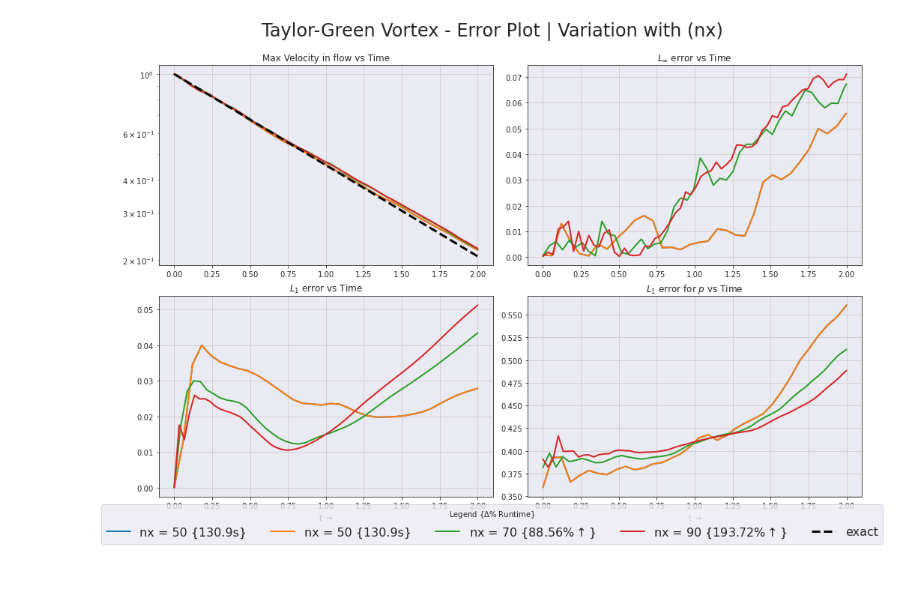
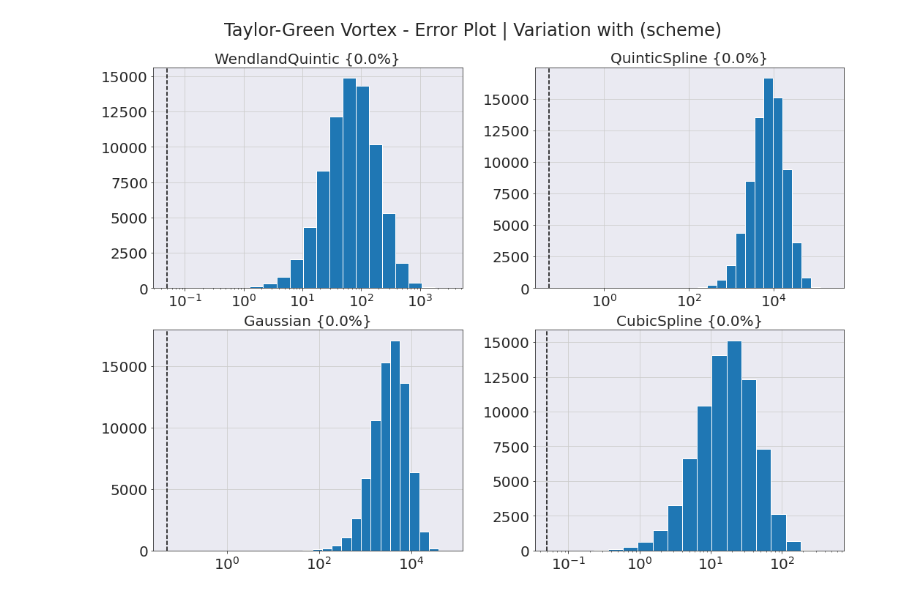
Before and after one commit to Prajwal-Prathiksh/SLP-Smoothed-Particle-Hydrodynamics, a Jupyter notebook: SLP/Taylor Green Vortex/plot_output.ipynb, the cells around one changed output. Saved outputs shown, nothing was run; the diff lists cells and outputs as text; code cells hidden in the pictures.

```diff
--- a/SLP/Taylor Green Vortex/plot_output.ipynb
+++ b/SLP/Taylor Green Vortex/plot_output.ipynb
@@ -12,8 +317,7 @@ global figTitle3
 # %%
-file_base = '/home/prajwal/Desktop/Winter_Project/SLP-Smoothed-Particle-Hydrodynamics/SLP/Taylor Green Vortex/PySPH-Testing/'
 sph_schm_legend = {
     '00': 'nx = 30',
-    '01': 'nx = 50', #'hdx = 1.33', #'Rh = 0.05',
+    '01': 'Rh = 0.05', #'hdx = 1.33', #'nx = 50',
     '02': 'nx = 70',
     '03': 'nx = 90',
     '04': 'Rh = 0.1',
@@ -21,7 +325,7 @@ sph_schm_legend = {
     '06': 'Rh = 0.5',
     '07': 'Rh = 1.0',
     '08': 'hdx = 1.0',
-    '09': 'hdx = 1.5', #'WendlandQuintic',#r'$\delta^+$ - SPH',
+    '09': 'WendlandQuintic',#'hdx = 1.5', #r'$\delta^+$ - SPH',
     '10': 'hdx = 2.0',
     '11': 'QuinticSpline',
     '12': 'Gaussian',
@@ -32,10 +336,10 @@ sph_schm_legend = {
 
 }
 
-sph_schm = ['01', '01', '02', '03']
+sph_schm = ['09', '11', '12', '13']
 vl = [0.05, 0.05, 0.05, 0.05]
 #vl = [0.05, 0.1, 0.2, 0.5]
-name = 'nx'
+name = 'scheme'
 
 
 ##############
@@ -186,2 +355,0 @@ def run_time_plot(sph_schm, sph_schm_legend, sz=(19.2,14.4), save = False):
-# %%
-run_time_plot(sph_schm, sph_schm_legend, sz=(6,4))
@@ -384,10 +355,0 @@ def combined_loghist(file_loc, ax = None, cond = 0.0, bins=20, **plot_kwargs):
-# %%
-sph_schm = ['09', '11', '12', '13']
-sph_schm = ['00', '01', '02', '03']
-#sph_schm = ['08', '01', '09', '10']
-sph_schm = ['01', '04', '05', '06']
-sph_schm = ['00', '01', '02', '03']
-
-vl = [0.05, 0.05, 0.05, 0.05]
-#vl = [0.05, 0.1, 0.2, 0.5]
-custom_plot4(sph_schm, sph_schm_legend, sz=(10,8), vlines=vl)
@@ -396,4 +356,4 @@ custom_plot4(sph_schm, sph_schm_legend, sz=(10,8), vlines=vl)
 # %%
-custom_plot(sph_schm, sph_schm_legend,sz=(14,10))
+custom_plot4(sph_schm, sph_schm_legend, vlines=vl, save=False, sz=(14.4, 10.8))
 # %% [output]
-[figure, old version]
+[figure, new version]
```
Also changed, not shown: parts of 23 cells of this notebook, 1 other file.
